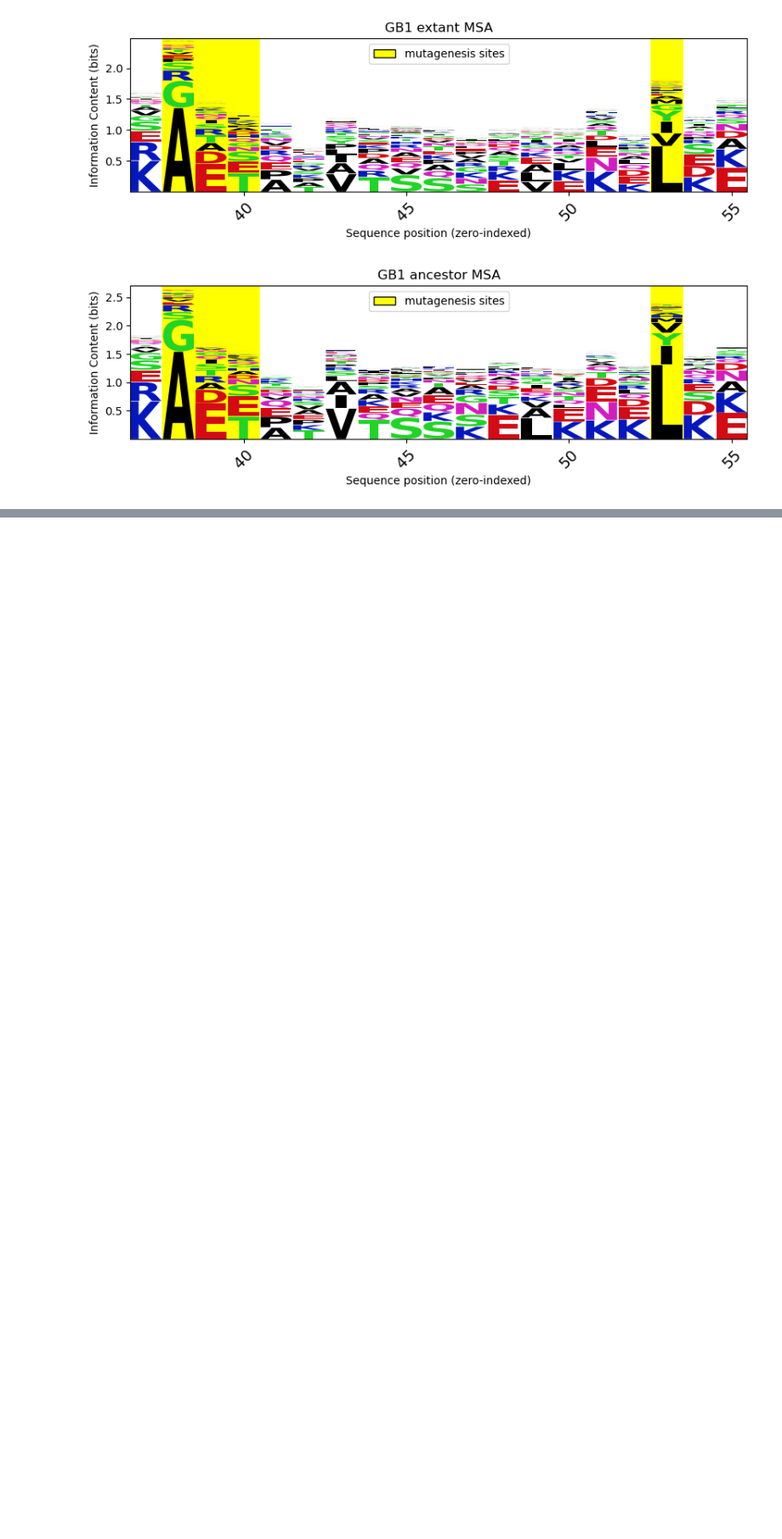
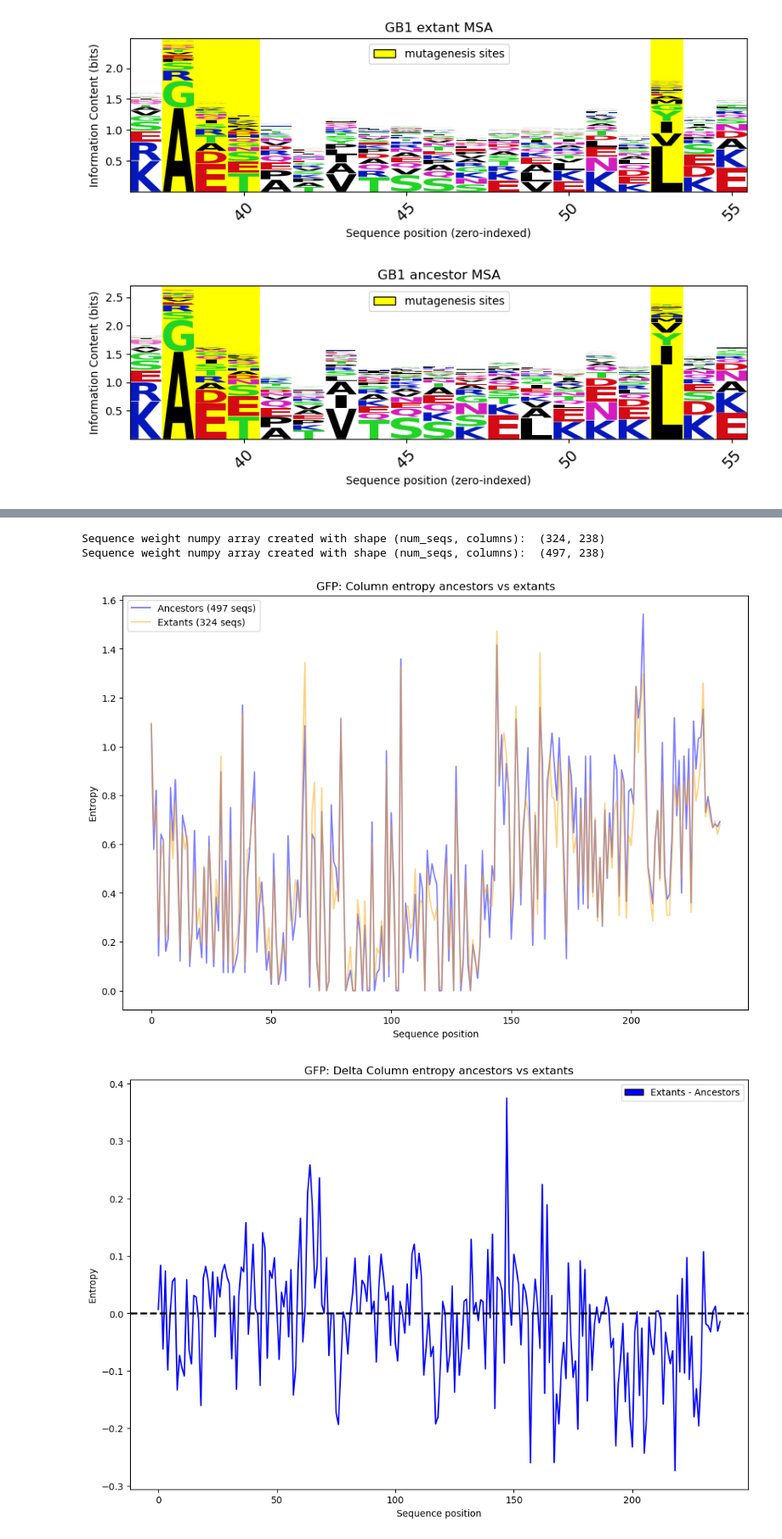
Before and after one commit to SebPorras/MAP_VAE, a Jupyter notebook: notebooks/ancestors_vs_extants.ipynb, the cells around one changed output, grey strips where cells are left out. Shown at 85% size. Drawn from its saved outputs; the diff is of its cells as text; code cells hidden in the pictures; blank space fills up the shorter version.

```diff
--- a/notebooks/ancestors_vs_extants.ipynb
+++ b/notebooks/ancestors_vs_extants.ipynb
@@ -184,0 +285,56 @@ ars_df
+# %%
+aln_path = "/Users/sebs_mac/uni_OneDrive/honours/data/gfp_alns/independent_runs/no_synthetic/alns/"
+gfp_e = pd.read_pickle(aln_path + "gfp_extants_no_syn_no_dupes.pkl")
+gfp_a = pd.read_pickle(aln_path + "gfp_ancestors_no_syn_no_dupes.pkl")
+
+gfp_extant_seqs = [x for x in gfp_e["sequence"]]
+gfp_ancestor_seqs = [x for x in gfp_a["sequence"]]
+
+data = [gfp_extant_seqs, gfp_ancestor_seqs]
+labels = ["GFP extant MSA", "GFP ancestor MSA"]
+# %%
+#convert to numpy form for quick processing
+gfp_e_col_entropy = stats.calc_shannon_entropy(gfp_e)
+gfp_a_col_entropy = stats.calc_shannon_entropy(gfp_a)
+# %% [output]
+Sequence weight numpy array created with shape (num_seqs, columns):  (324, 238)
+Sequence weight numpy array created with shape (num_seqs, columns):  (497, 238)
+# %%
+
+# across entire sequnece
+xticks = range(0, len(gfp_e_col_entropy))
+
+fig = plt.figure(figsize=(12, 8))
+plt.plot(xticks, gfp_a_col_entropy, alpha=0.5, label="Ancestors (497 seqs)", color='blue')
+plt.plot(xticks, gfp_e_col_entropy, alpha=0.5, label="Extants (324 seqs)", color='orange')
+plt.xlabel("Sequence position")
+plt.ylabel("Entropy")
+
+
+plt.legend()
+
+plt.title("GFP: Column entropy ancestors vs extants")
+plt.show()
+
+# Delta elbo across entire sequnece
+xticks = range(0, len(gfp_e_col_entropy))
+delta_col_h = gfp_e_col_entropy - gfp_a_col_entropy
+
+fig = plt.figure(figsize=(12, 8))
+plt.plot(xticks, delta_col_h, alpha=1, label="Delta entropy (Extants - Ancestors)", color='blue')
+plt.xlabel("Sequence position")
+plt.ylabel("Entropy")
+
+plt.axhline(y=0, color='black', linestyle='--', linewidth=2)
+
+legend_elements = [
+    Patch(facecolor='blue', edgecolor='black', label='Extants - Ancestors'),
+]
+
+plt.legend(handles=legend_elements,)
+
+plt.title("GFP: Delta Column entropy ancestors vs extants")
+plt.show()
+# %% [output]
+[figure, added]
+[figure, added]
```
Also changed, not shown: parts of 25 cells of this notebook, 2 other files.
